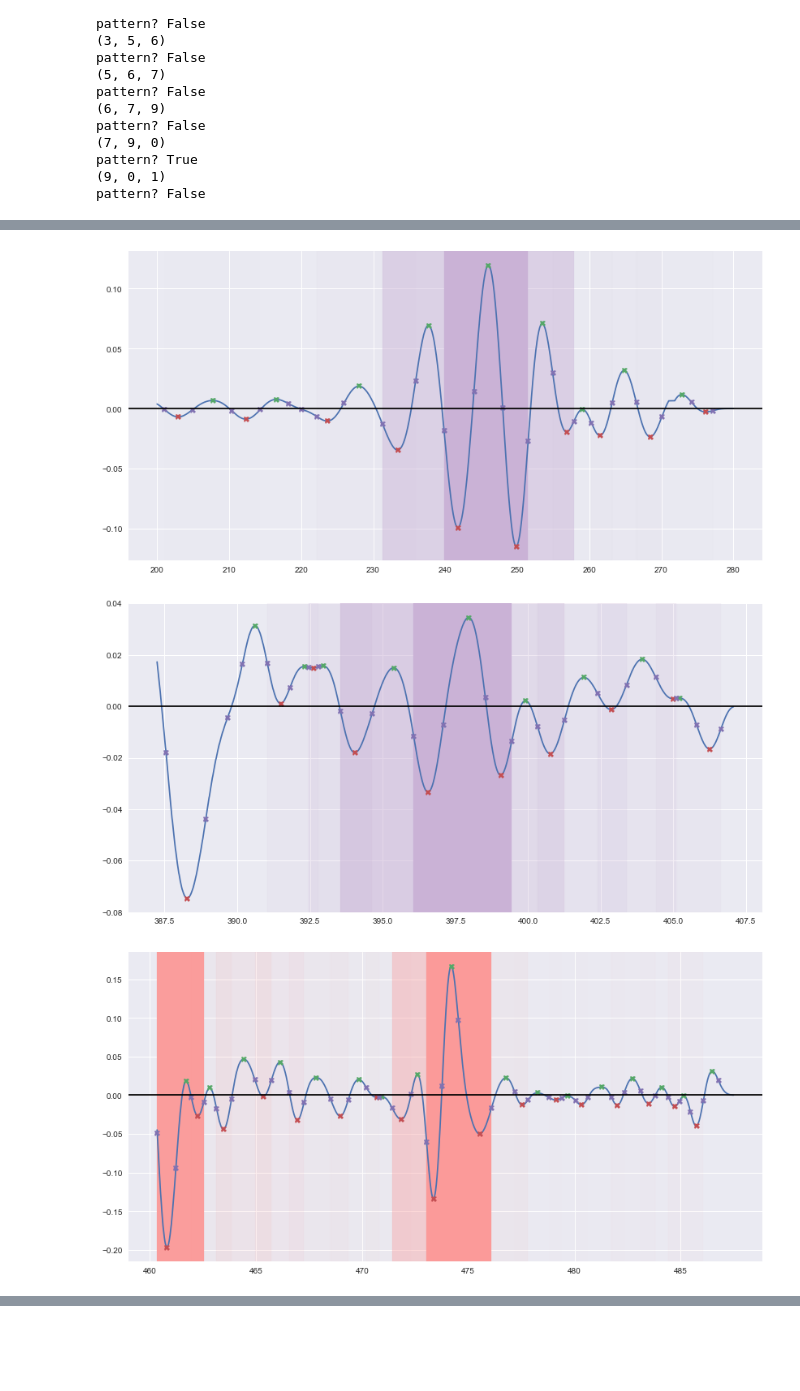
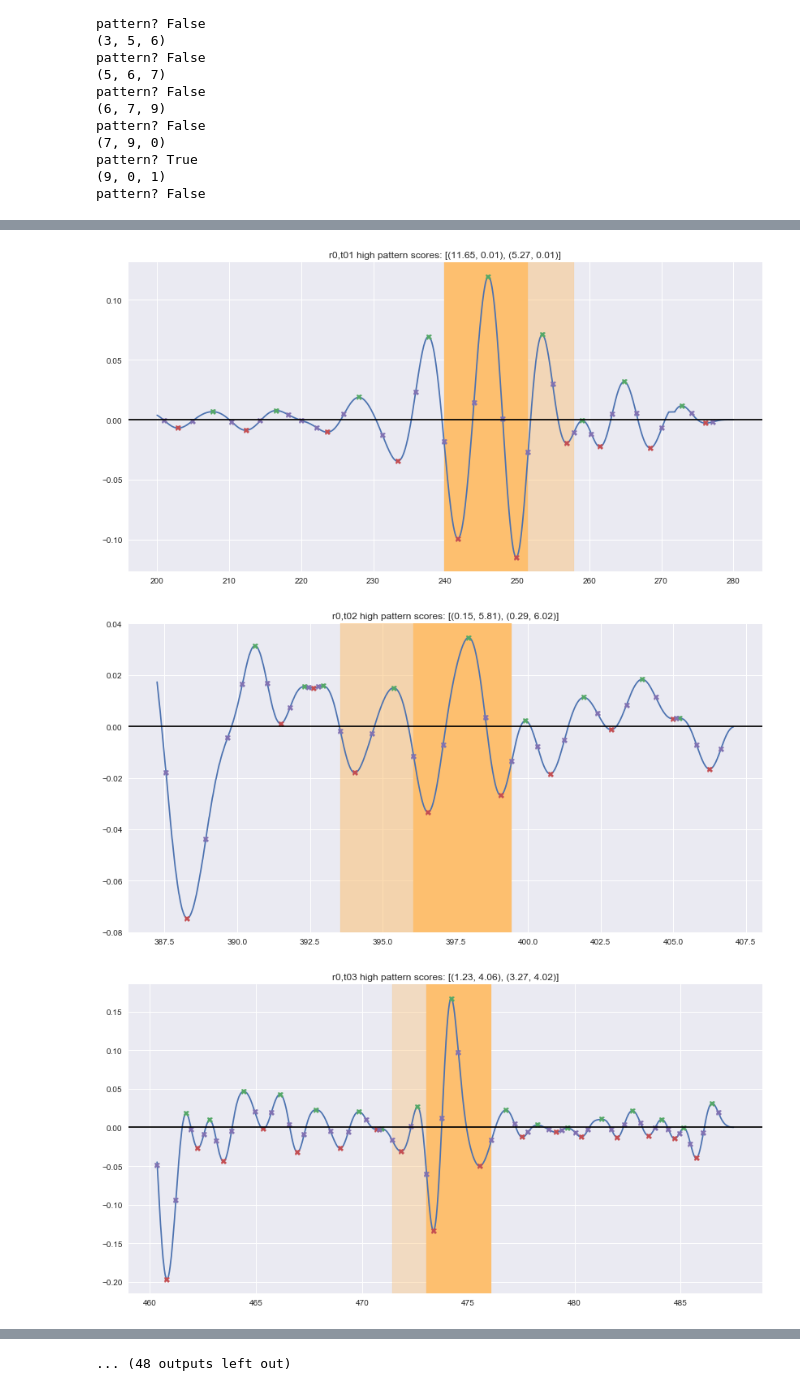
Before and after one commit to oliverlee/antlia, a Jupyter notebook: python/notebooks/find_avoidance_event.ipynb, the cells around one changed output, grey strips where cells are left out. Drawn from its saved outputs; the diff is of its cells as text; code cells hidden in the pictures; blank space fills up the shorter version.

```diff
--- a/python/notebooks/find_avoidance_event.ipynb
+++ b/python/notebooks/find_avoidance_event.ipynb
@@ -128,9 +125,16 @@ def score_pattern(extrema_window, steer_angle_signal):
     """Calculate the integral of the signal in segments. Inflection points are
     used to split the signal into segments. The integral of each segment is
     multiplied by the minimum or maximum value in that segment.
+
+    If maxima are negative or minima are positive, zero is returned.
     """
     w = extrema_window
     s = steer_angle_signal
+
+    if (s[w[1].index] > 0 or
+        s[w[3].index] < 0 or
+        s[w[5].index] > 0):
+        return 0
 
     score = (s[w[1].index] * s[w[0].index:w[2].index].sum() +
              s[w[3].index] * s[w[2].index:w[4].index].sum() +
@@ -138,9 +142,9 @@ def score_pattern(extrema_window, steer_angle_signal):
     return score
 
 plt.close()
-for rid in range(1):
+for rid in range(4):
     r = records[rid]
-    for tid in range(5):
+    for tid in range(15):
         trial = r.trial(tid)
         filtered_steer_angle = r.filtered_steer_angle(trial)
 
@@ -174,18 +178,43 @@ for rid in range(1):
         starttime = []
         endtime = []
         score = []
-        for i, w in enumerate(window(extrema, len(steer_pattern))):
+        speed = []
+        for w in window(extrema, len(steer_pattern)):
             if is_pattern(w, steer_pattern):
                 starttime.append(trial.time[w[0].index])
                 endtime.append(trial.time[w[-1].index])
                 score.append(score_pattern(w, filtered_steer_angle))
+                speed.append(trial.speed[w[0].index:w[-1].index].sum() /
+                             (w[-1].index - w[0].index))
+        starttime = np.array(starttime)
+        endtime = np.array(endtime)
+        score = np.array(score)
+        speed = np.array(speed)
 
-        # normalize score
-        score = np.array(score)
-        score /= score.max()
+        # Filter out patterns less than 0.3 of max score
+        index = score > (0.3 * score.max())
+        starttime = starttime[index]
+        endtime = endtime[index]
+        score = score[index]
+        speed = speed[index]
+
+        # Filter out patterns with average speed less than 0.9 of max average speed
+        index = speed > (0.9 * speed.max())
+        starttime = starttime[index]
+        endtime = endtime[index]
+        score = score[index]
+        speed = speed[index]
 
         colors = sns.color_palette('Paired', 10)[::2]
-        for t0, t1, sc in zip(starttime, endtime, score):
-            ax.axvspan(t0, t1, alpha=sc, color=colors[3])
+
+        for t0, t1, sc, sp in zip(starttime, endtime, score, speed):
+            ax.axvspan(t0, t1, alpha=max(0, sc/score.max()), color=colors[3])
+
+        ax.set_title('r{},t{:02d} high pattern scores: [{}]'.format(
+            rid,
+            tid,
+            ', '.join('({:0.2f}, {:0.2f})'.format(sc, sp)
+                      for sc, sp in zip(score, speed))))
+
 plt.show()
 # %% [output]
@@ -193,3 +222,3 @@ plt.show()
-[figure, old version]
+[figure, new version]
-[figure, old version]
+[figure, new version]
-[figure, old version]
+[figure, new version]
@@ -196,0 +233 @@ plt.show()
+... (48 outputs left out)
```
Also changed, not shown: parts of 2 cells of this notebook.
